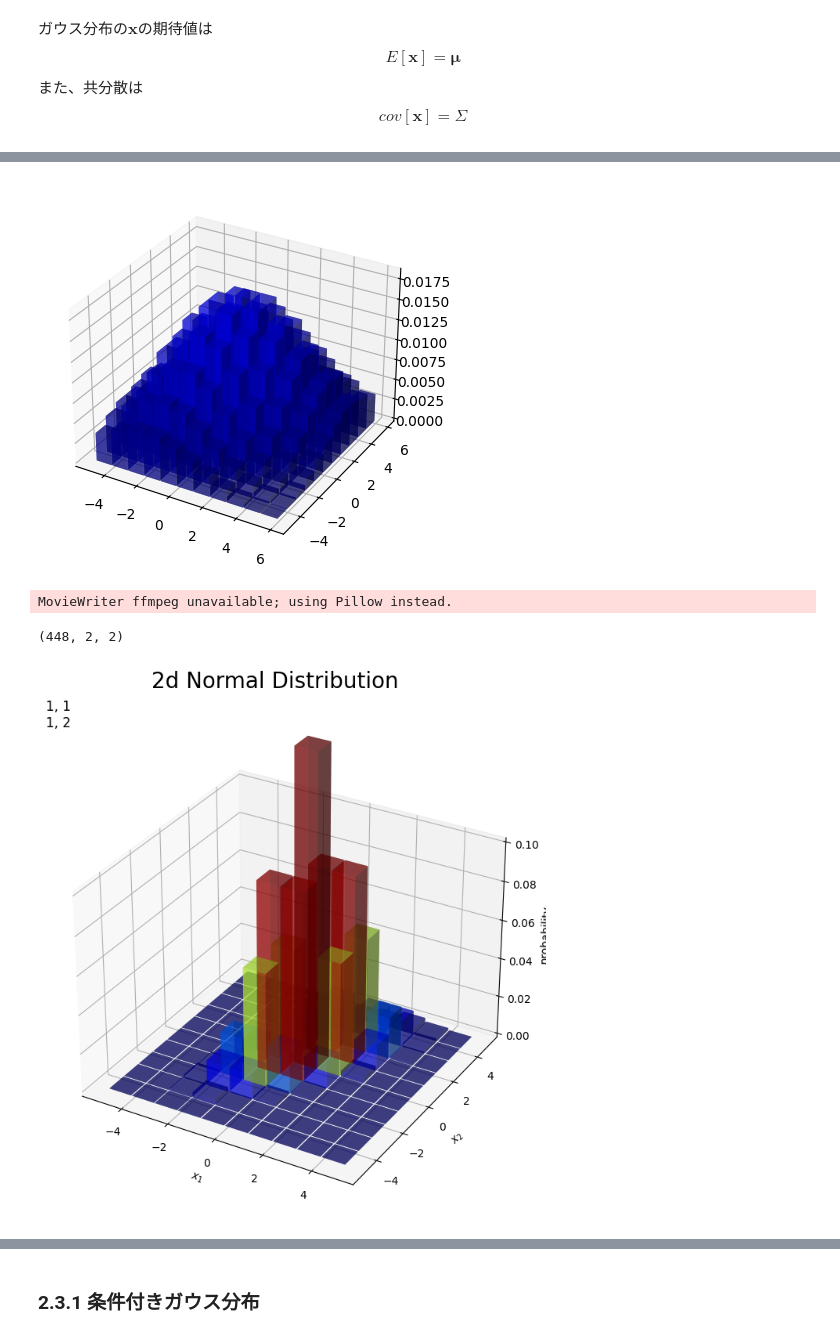
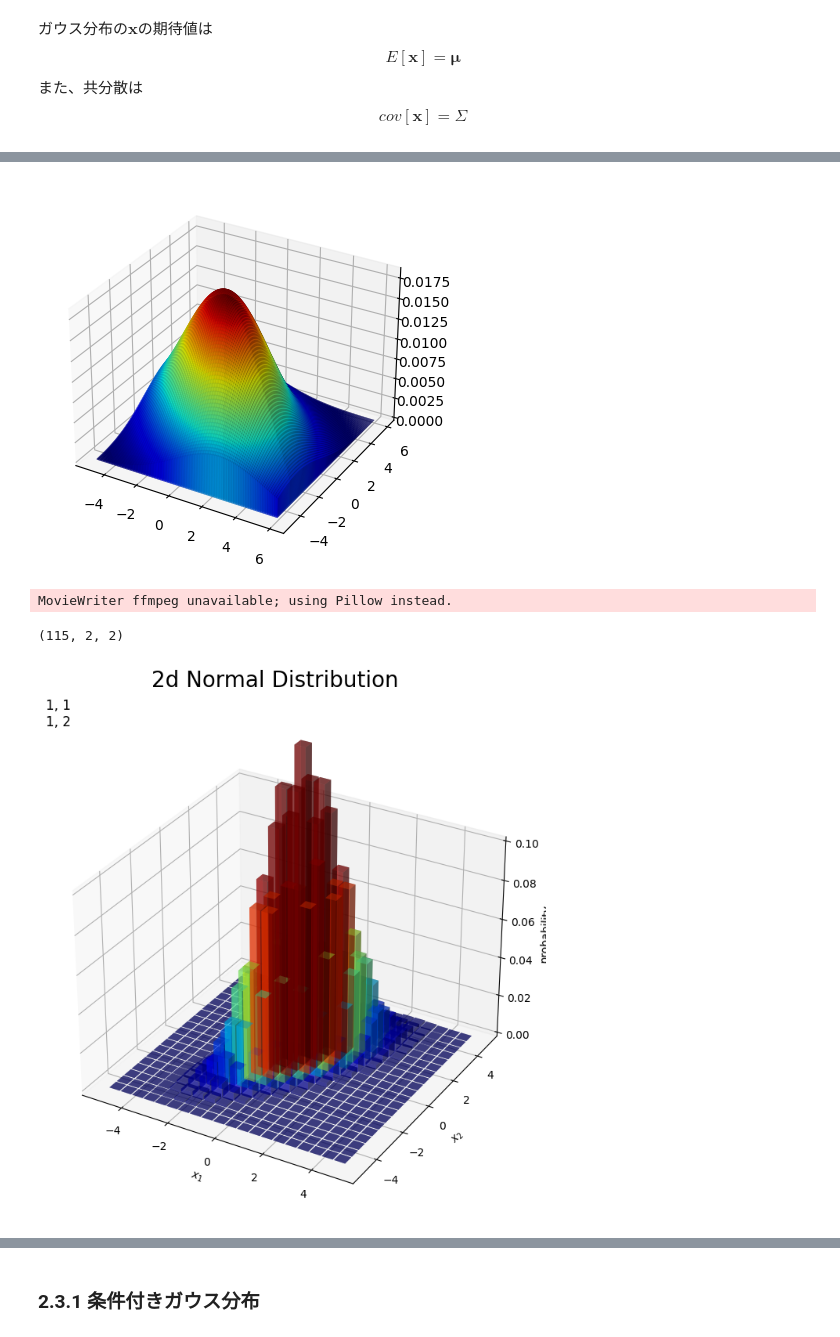
Before and after one commit to arata234/PRML, a Jupyter notebook: cp2_probability_distribution.ipynb, the cells around one changed output, grey strips where cells are left out. Drawn from its saved outputs; the diff is of its cells as text; code cells hidden in the pictures.

```diff
--- a/cp2_probability_distribution.ipynb
+++ b/cp2_probability_distribution.ipynb
@@ -471,10 +473,10 @@ from mpl_toolkits.mplot3d import axes3d
 from matplotlib.animation import FuncAnimation
 # %%
 # 関数に投入するデータを作成
-x_1, x_2 = np.mgrid[-5:6:1, -5:6:1]
+x_1, x_2 = np.mgrid[-5:6:.1, -5:6:.1]
 pos = np.dstack((x_1, x_2))
 mean = np.array([0, 0])
-cov = np.array([[1,2],[2,1]])
+cov = np.array([[10,-5],[-5,10]])
 # %%
 mn = multivariate_normal(mean=mean, cov=cov, allow_singular=True)
 Z = mn.pdf(pos)
@@ -483,21 +498,22 @@ ValueError: The input matrix must be symmetric positive semidefinite.
 # %%
 cm = plt.get_cmap('jet')
 
 # 3Dプロットの準備
 fig = plt.figure()
 ax = fig.add_subplot(111, projection='3d')
 
 # bar3dでプロット
-dx = dy = 0.95
+p_max = max(Z.flatten())
+dx = dy = 0.095
 ax.bar3d(x=x_1.flatten(), y=x_2.flatten(), z=np.zeros_like(Z.flatten()), dx=dx, dy=dy, dz=Z.flatten(),
-         color=cm(Z.flatten() / 0.15), alpha=0.5)
+         color=cm(Z.flatten() / p_max), alpha=0.5)
 
 plt.show()
 # %% [output]
-[figure, old version]
+[figure, new version]
 # %%
 # 関数に投入するデータを作成
-x_1, x_2 = np.mgrid[-5:5:1, -5:5:1]
+x_1, x_2 = np.mgrid[-5:5:.5, -5:5:.5]
 pos = np.dstack((x_1, x_2))
 mean = np.array([0, 0])
 
@@ -511,7 +527,7 @@ def is_positive_definite(matrix):
 
 # 作図用のcovの値を作成
 cov_vals1 = np.arange(start=1, stop=11, step=1)
-cov_vals2 = np.arange(start=1, stop=11, step=1)
+cov_vals2 = np.arange(start=-5, stop=5, step=1)
 cov_vals3 = np.arange(start=1, stop=11, step=1)
 
 # 作図用のcovの点を作成
@@ -547,6 +563,7 @@ def update(frame):
 
 
     # 二次元ガウス分布を作図
+    dx=dy=0.45
     ax.bar3d(x=x_1.flatten(), y=x_2.flatten(), z=np.zeros_like(Z.flatten()), dx=dx, dy=dy, dz=Z.flatten(),
             color=cm(Z.flatten() / p_max), alpha=0.5)
     ax.set_xlabel('$x_1$')
@@ -556,10 +573,10 @@ def update(frame):
     ax.set_title(f"{cov_v[0][0]}, {cov_v[0][1]}\n{cov_v[1][0]}, {cov_v[1][1]}", loc='left')
     # ax.view_init(elev=0, azim=315) # 表示アングル
 
-anime_prob = FuncAnimation(fig, update, frames=448, interval=100)
+anime_prob = FuncAnimation(fig, update, frames=115, interval=200)
 
 anime_prob.save('2d_normdist_prob_phi.gif')
 # %% [output]
 MovieWriter ffmpeg unavailable; using Pillow instead.
-(448, 2, 2)
+(115, 2, 2)
-[figure, old version]
+[figure, new version]
```
Also changed, not shown: parts of 10 cells of this notebook, 1 other file.
